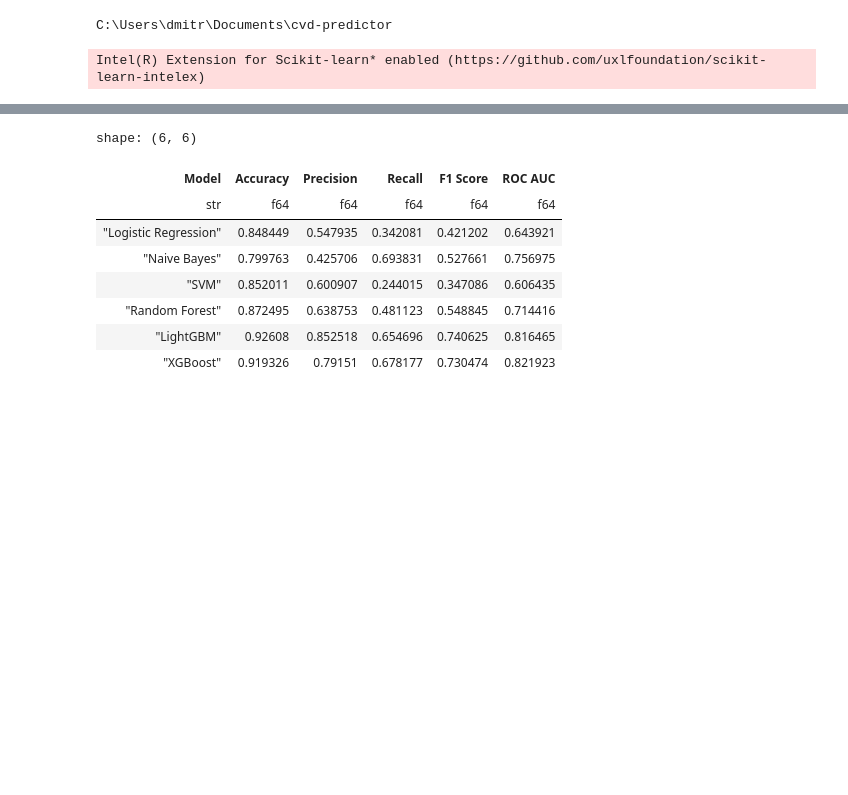
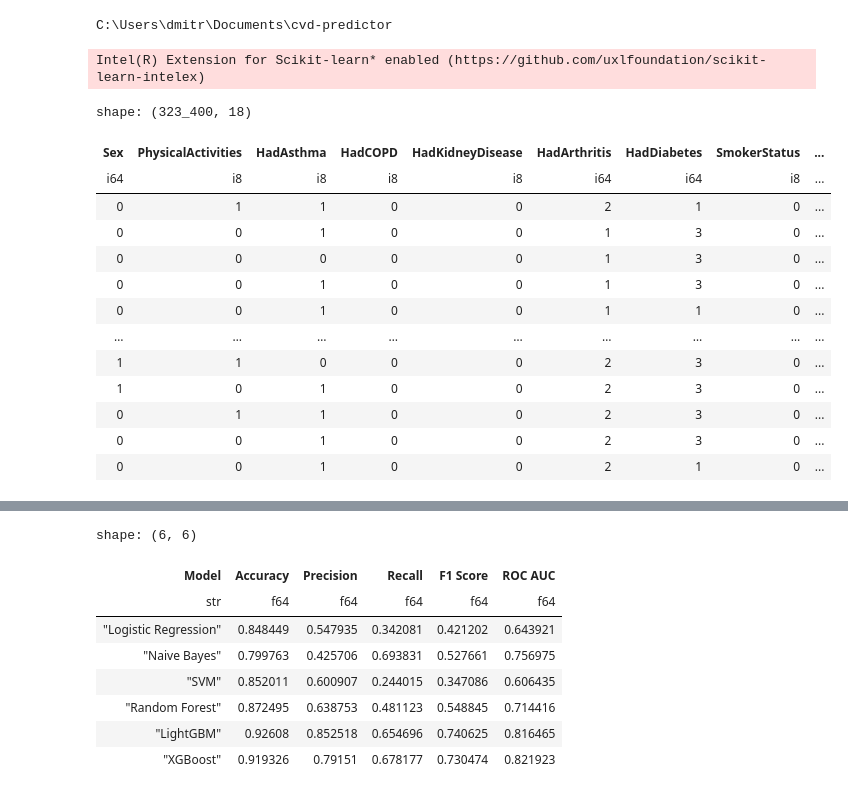
Before and after one commit to carrot2803/cvd-predictor, a Jupyter notebook: notebooks/training.ipynb, the cells around one changed output, grey strips where cells are left out. Cells and saved outputs as stored; diff of their text form; code cells hidden in the pictures; blank space fills up the shorter version.

```diff
--- a/notebooks/training.ipynb
+++ b/notebooks/training.ipynb
@@ -29,3 +31,20 @@ df.write_parquet("data/intermediate/heart_cdc_2023_cleaned.parquet")
+# %%
+df
+# %% [output]
+shape: (323_400, 18)
+| Sex | PhysicalActivities | HadAsthma | HadCOPD | HadKidneyDisease | HadArthritis | HadDiabetes | SmokerStatus | ... |
+| i64 | i8 | i8 | i8 | i8 | i64 | i64 | i8 | ... |
+| 0 | 1 | 1 | 0 | 0 | 2 | 1 | 0 | ... |
+| 0 | 0 | 1 | 0 | 0 | 1 | 3 | 0 | ... |
+| 0 | 0 | 0 | 0 | 0 | 1 | 3 | 0 | ... |
+| 0 | 0 | 1 | 0 | 0 | 1 | 3 | 0 | ... |
+| 0 | 0 | 1 | 0 | 0 | 1 | 1 | 0 | ... |
+| … | … | … | … | … | … | … | … | ... |
+| 1 | 1 | 0 | 0 | 0 | 2 | 3 | 0 | ... |
+| 1 | 0 | 1 | 0 | 0 | 2 | 3 | 0 | ... |
+| 0 | 1 | 1 | 0 | 0 | 2 | 3 | 0 | ... |
+| 0 | 0 | 1 | 0 | 0 | 2 | 3 | 0 | ... |
+| 0 | 0 | 1 | 0 | 0 | 2 | 1 | 0 | ... |
 # %%
 fig: Figure = correlation_matrix(df, ["Sex"])
 fig.show()
```
Also changed, not shown: parts of 3 cells of this notebook, 3 other files.
